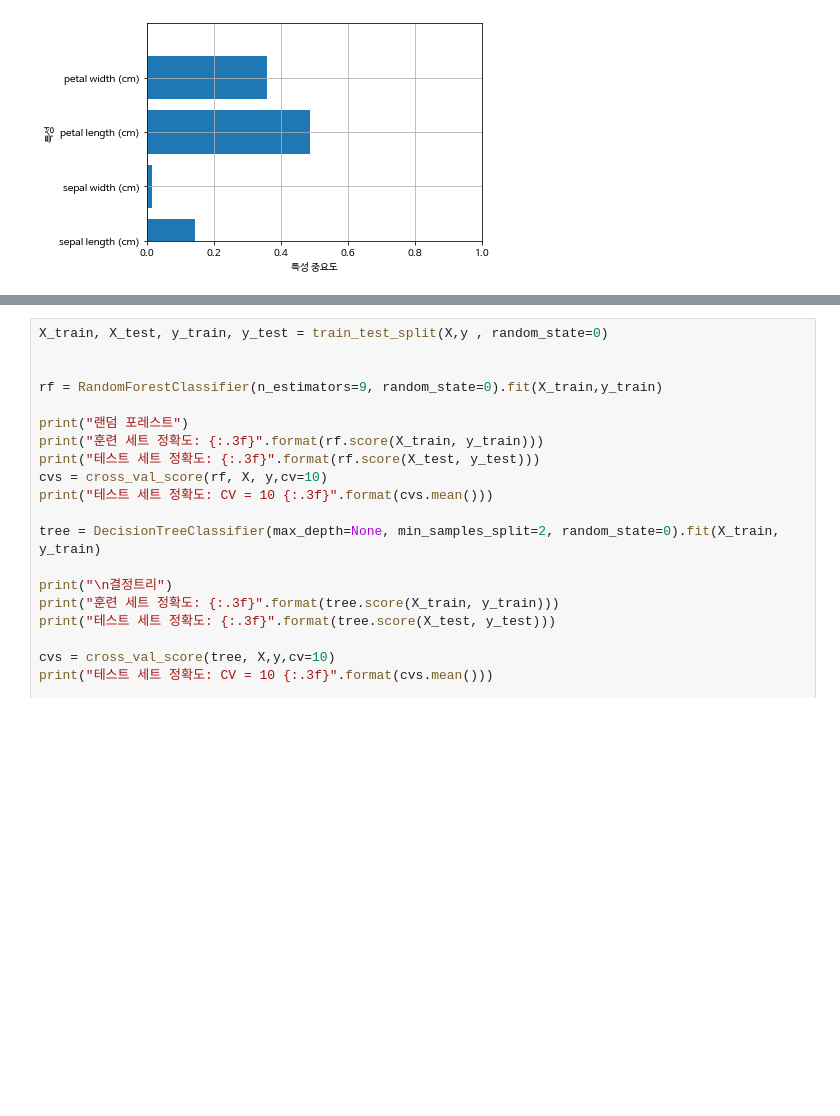
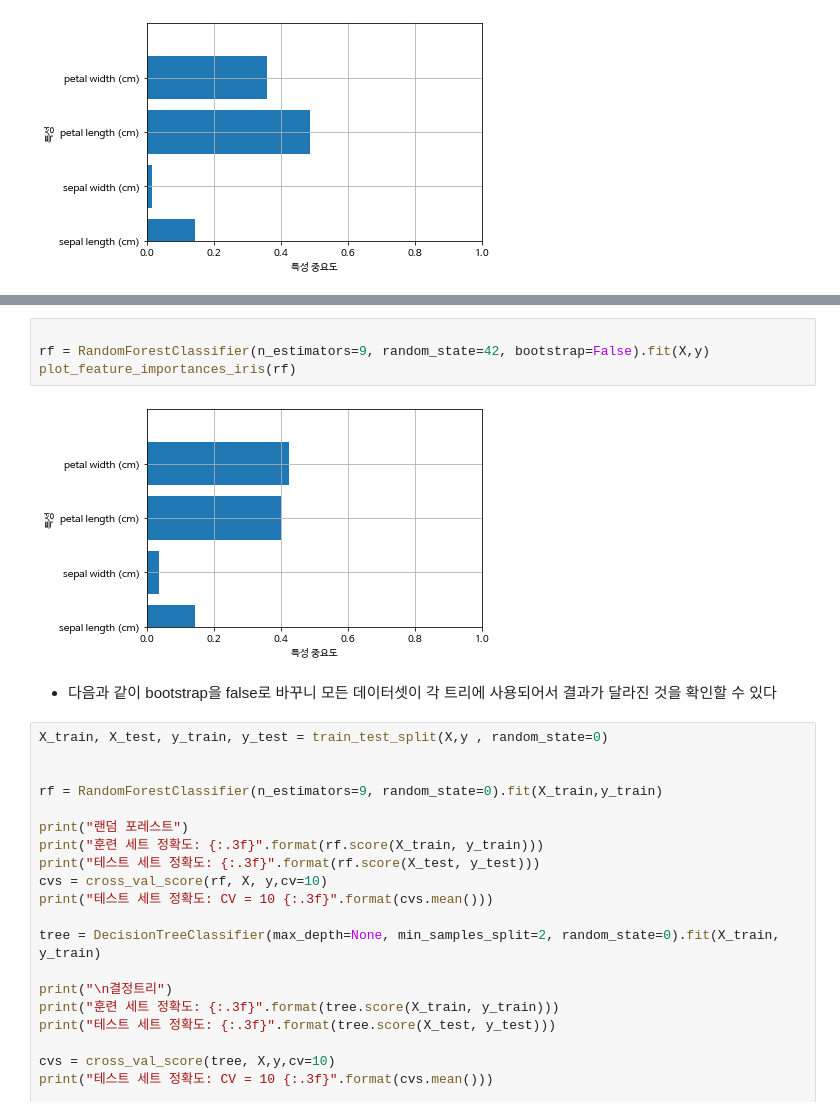
Before and after one commit to comet08/Machine_Learning, a Jupyter notebook: 4주차/RandomForest.ipynb, the cells around one changed output, grey strips where cells are left out. Saved outputs shown, nothing was run; the diff lists cells and outputs as text; blank space fills up the shorter version.

```diff
--- a/4주차/RandomForest.ipynb
+++ b/4주차/RandomForest.ipynb
@@ -375,3 +380,11 @@ plot_feature_importances_iris(rf)
+# %%
+
+rf = RandomForestClassifier(n_estimators=9, random_state=42, bootstrap=False).fit(X,y)
+plot_feature_importances_iris(rf)
+# %% [output]
+[figure, added]
+# %% [markdown]
+- 다음과 같이 bootstrap을 false로 바꾸니 모든 데이터셋이 각 트리에 사용되어서 결과가 달라진 것을 확인할 수 있다
 # %%
 X_train, X_test, y_train, y_test = train_test_split(X,y , random_state=0)
 
```
Also changed, not shown: parts of 1 cell of this notebook, 1 other file.
